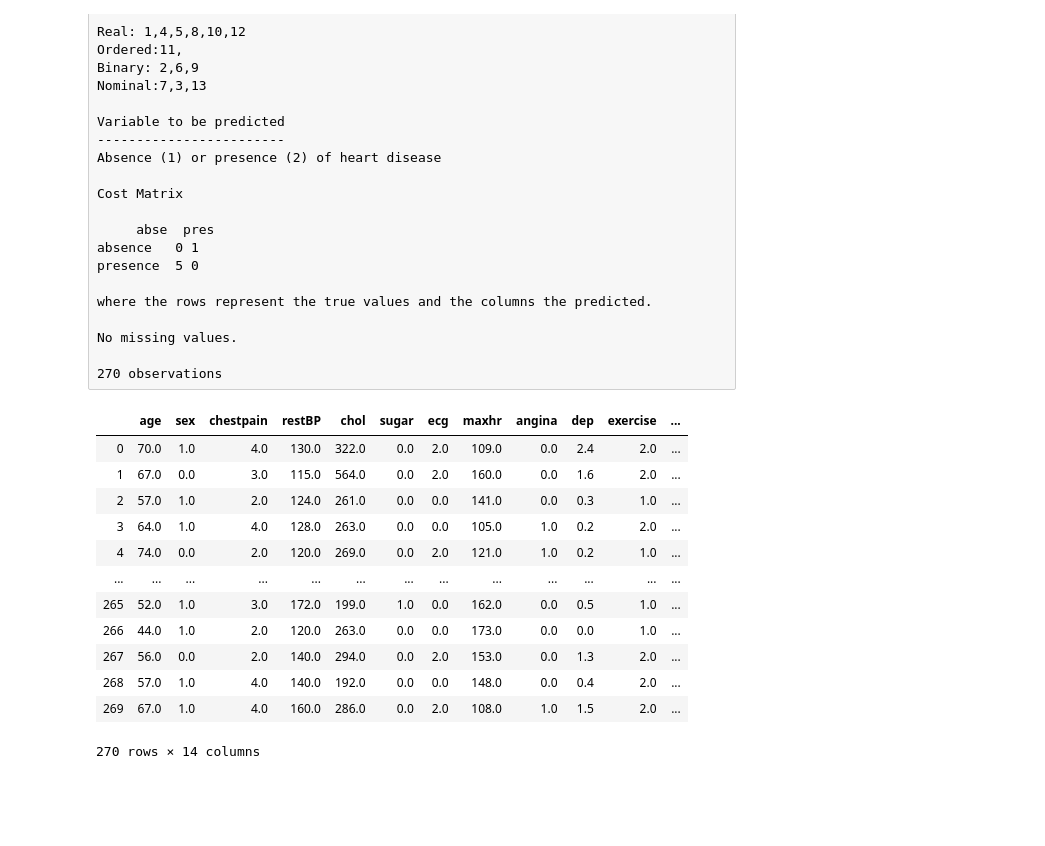
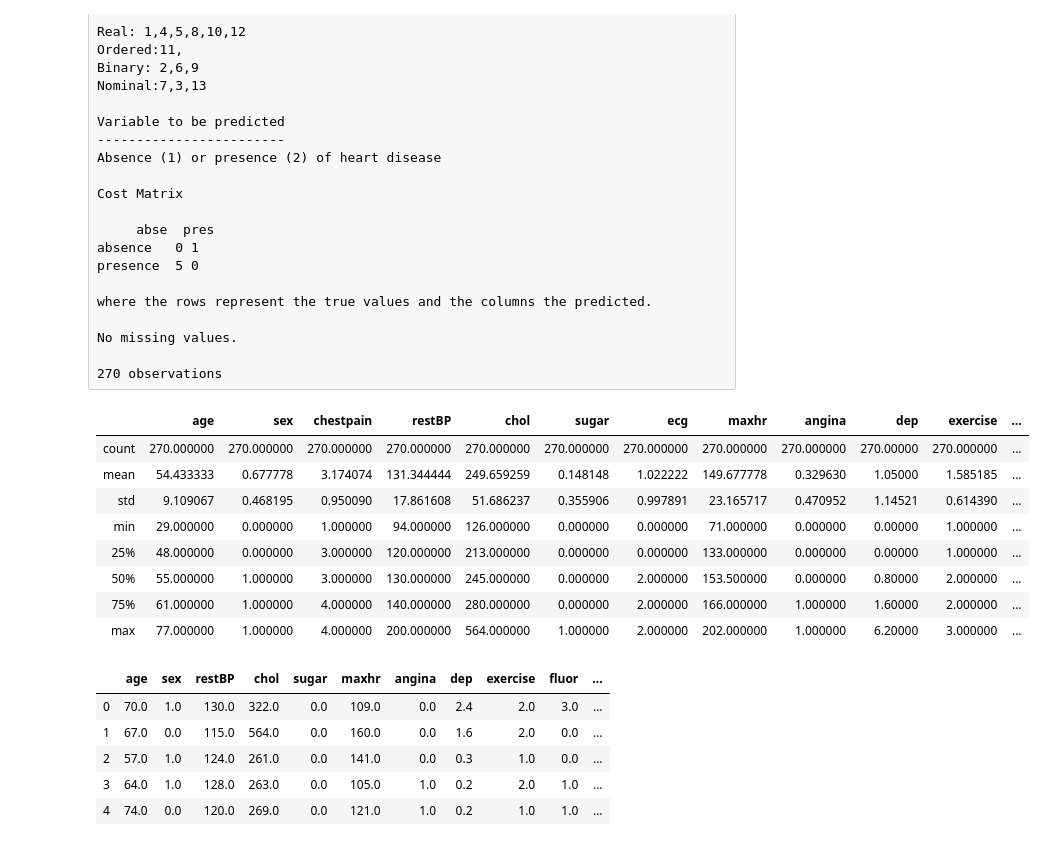
Before and after one commit to ers230/LaerdalDataSummit, a Jupyter notebook: Lab/Data/HeartData.ipynb, the cells around one changed output. Saved outputs shown, nothing was run; the diff lists cells and outputs as text; code cells hidden in the pictures; blank space fills up the shorter version.

```diff
--- a/Lab/Data/HeartData.ipynb
+++ b/Lab/Data/HeartData.ipynb
@@ -46,29 +46,38 @@ No missing values.
 270 observations
 # %%
 # Download data
-
 import pandas as pd
 
 url = "http://archive.ics.uci.edu/ml/machine-learning-databases/statlog/heart/heart.dat"
 
 cols = ['age','sex','chestpain','restBP','chol','sugar','ecg',
         'maxhr','angina','dep','exercise','fluor','thal','diagnosis']
 
 table = pd.read_csv(url, sep='\s+', names=cols)
+
+table.describe()
+# %% [output]
+|  | age | sex | chestpain | restBP | chol | sugar | ecg | maxhr | angina | dep | exercise | ... |
+| count | 270.000000 | 270.000000 | 270.000000 | 270.000000 | 270.000000 | 270.000000 | 270.000000 | 270.000000 | 270.000000 | 270.00000 | 270.000000 | ... |
+| mean | 54.433333 | 0.677778 | 3.174074 | 131.344444 | 249.659259 | 0.148148 | 1.022222 | 149.677778 | 0.329630 | 1.05000 | 1.585185 | ... |
+| std | 9.109067 | 0.468195 | 0.950090 | 17.861608 | 51.686237 | 0.355906 | 0.997891 | 23.165717 | 0.470952 | 1.14521 | 0.614390 | ... |
+| min | 29.000000 | 0.000000 | 1.000000 | 94.000000 | 126.000000 | 0.000000 | 0.000000 | 71.000000 | 0.000000 | 0.00000 | 1.000000 | ... |
+| 25% | 48.000000 | 0.000000 | 3.000000 | 120.000000 | 213.000000 | 0.000000 | 0.000000 | 133.000000 | 0.000000 | 0.00000 | 1.000000 | ... |
+| 50% | 55.000000 | 1.000000 | 3.000000 | 130.000000 | 245.000000 | 0.000000 | 2.000000 | 153.500000 | 0.000000 | 0.80000 | 2.000000 | ... |
+| 75% | 61.000000 | 1.000000 | 4.000000 | 140.000000 | 280.000000 | 0.000000 | 2.000000 | 166.000000 | 1.000000 | 1.60000 | 2.000000 | ... |
+| max | 77.000000 | 1.000000 | 4.000000 | 200.000000 | 564.000000 | 1.000000 | 2.000000 | 202.000000 | 1.000000 | 6.20000 | 3.000000 | ... |
-# %%
-# Show table
-table
-# %% [output]
-|  | age | sex | chestpain | restBP | chol | sugar | ecg | maxhr | angina | dep | exercise | ... |
-| 0 | 70.0 | 1.0 | 4.0 | 130.0 | 322.0 | 0.0 | 2.0 | 109.0 | 0.0 | 2.4 | 2.0 | ... |
-| 1 | 67.0 | 0.0 | 3.0 | 115.0 | 564.0 | 0.0 | 2.0 | 160.0 | 0.0 | 1.6 | 2.0 | ... |
-| 2 | 57.0 | 1.0 | 2.0 | 124.0 | 261.0 | 0.0 | 0.0 | 141.0 | 0.0 | 0.3 | 1.0 | ... |
-| 3 | 64.0 | 1.0 | 4.0 | 128.0 | 263.0 | 0.0 | 0.0 | 105.0 | 1.0 | 0.2 | 2.0 | ... |
-| 4 | 74.0 | 0.0 | 2.0 | 120.0 | 269.0 | 0.0 | 2.0 | 121.0 | 1.0 | 0.2 | 1.0 | ... |
-| ... | ... | ... | ... | ... | ... | ... | ... | ... | ... | ... | ... | ... |
-| 265 | 52.0 | 1.0 | 3.0 | 172.0 | 199.0 | 1.0 | 0.0 | 162.0 | 0.0 | 0.5 | 1.0 | ... |
-| 266 | 44.0 | 1.0 | 2.0 | 120.0 | 263.0 | 0.0 | 0.0 | 173.0 | 0.0 | 0.0 | 1.0 | ... |
-| 267 | 56.0 | 0.0 | 2.0 | 140.0 | 294.0 | 0.0 | 2.0 | 153.0 | 0.0 | 1.3 | 2.0 | ... |
-| 268 | 57.0 | 1.0 | 4.0 | 140.0 | 192.0 | 0.0 | 0.0 | 148.0 | 0.0 | 0.4 | 2.0 | ... |
-| 269 | 67.0 | 1.0 | 4.0 | 160.0 | 286.0 | 0.0 | 2.0 | 108.0 | 1.0 | 1.5 | 2.0 | ... |
-270 rows × 14 columns
+# %%
+diagnosis = table['diagnosis']
+diagnosis = diagnosis[:] -1
+features = table.drop(columns="diagnosis")
+
+nominals = ['chestpain','ecg','thal']
+features_hot =  pd.get_dummies(features, columns=nominals)
+features_hot.head()
+# %% [output]
+|  | age | sex | restBP | chol | sugar | maxhr | angina | dep | exercise | fluor | ... |
+| 0 | 70.0 | 1.0 | 130.0 | 322.0 | 0.0 | 109.0 | 0.0 | 2.4 | 2.0 | 3.0 | ... |
+| 1 | 67.0 | 0.0 | 115.0 | 564.0 | 0.0 | 160.0 | 0.0 | 1.6 | 2.0 | 0.0 | ... |
+| 2 | 57.0 | 1.0 | 124.0 | 261.0 | 0.0 | 141.0 | 0.0 | 0.3 | 1.0 | 0.0 | ... |
+| 3 | 64.0 | 1.0 | 128.0 | 263.0 | 0.0 | 105.0 | 1.0 | 0.2 | 2.0 | 1.0 | ... |
+| 4 | 74.0 | 0.0 | 120.0 | 269.0 | 0.0 | 121.0 | 1.0 | 0.2 | 1.0 | 1.0 | ... |
```
Also changed, not shown: parts of 3 cells of this notebook, 5 other files.
